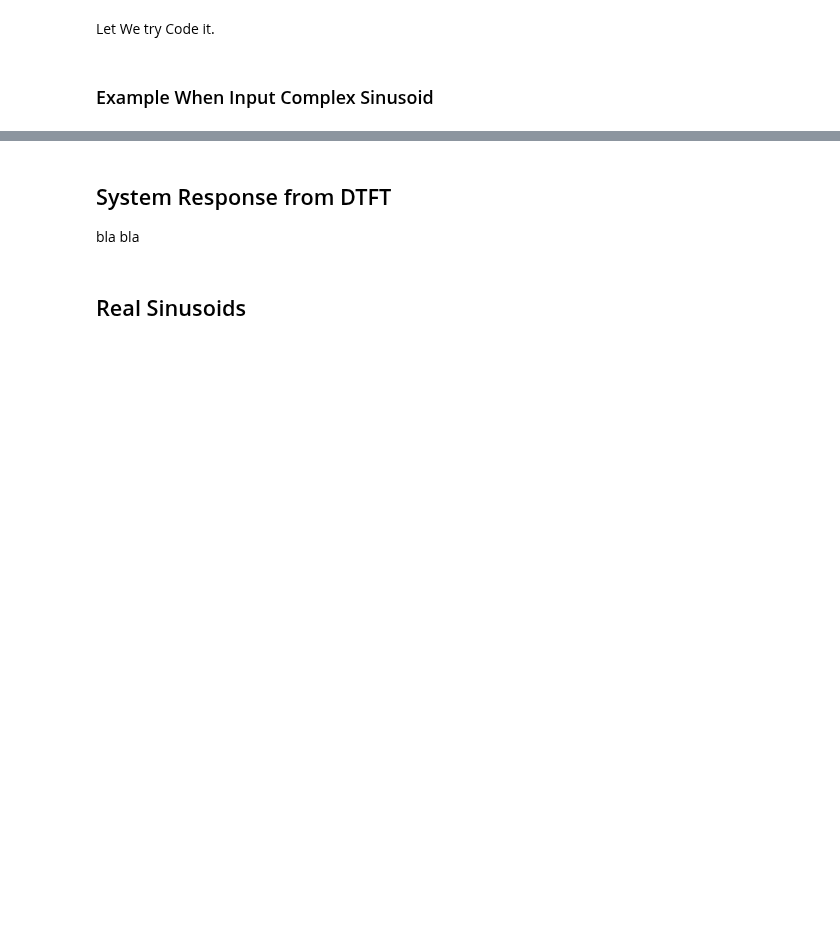
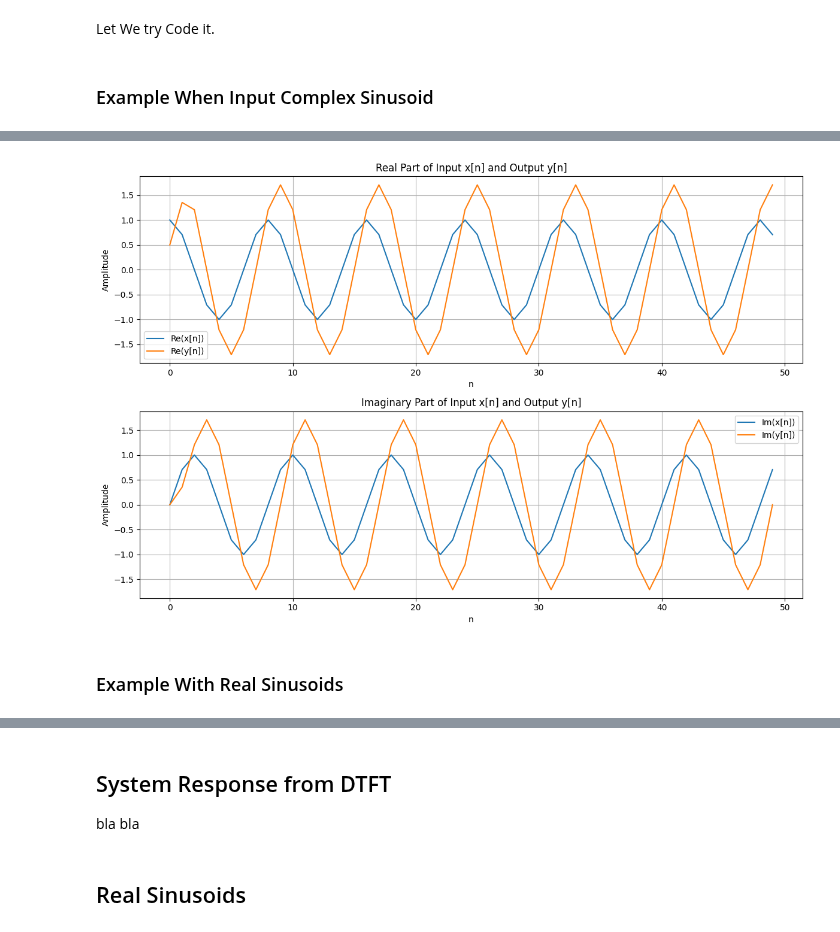
Before and after one commit to zharfanw/zhongshan_dsp_python, a Jupyter notebook: 10_Transform_DomainSystem.ipynb, the cells around one changed output, grey strips where cells are left out. Drawn from its saved outputs; the diff is of its cells as text; code cells hidden in the pictures; blank space fills up the shorter version.

```diff
--- a/10_Transform_DomainSystem.ipynb
+++ b/10_Transform_DomainSystem.ipynb
@@ -60,3 +77,52 @@ Let We try Code it.
+# %%
+import numpy as np
+import matplotlib.pyplot as plt
+
+# Define h[n]: the impulse response of the system
+h = np.array([0.5, 1.0, 0.5])  # Example of a simple finite impulse response (FIR) filter
+
+# Define the sinusoid frequency
+omega = np.pi / 4  # Angular frequency in radians/sample
+
+# Define the signal length
+n = np.arange(0, 50)  # Discrete-time indices (50 samples)
+
+# Define x[n]: the input signal
+x = np.exp(1j * omega * n)  # Complex exponential sinusoid as the input
+
+# Compute y[n]: the output signal using convolution of h[n] and x[n]
+y = np.convolve(x, h, mode='full')[:len(n)]  # Convolve x[n] with h[n] and truncate to match length of n
+
+# Plot the results
+plt.figure(figsize=(12, 8))
+
+# Plot the real part of the input and output
+plt.subplot(2, 1, 1)
+plt.plot(n, np.real(x), label="Re(x[n])")  # Real part of the input signal
+plt.plot(n, np.real(y), label="Re(y[n])")  # Real part of the output signal
+plt.title("Real Part of Input x[n] and Output y[n]")
+plt.xlabel("n")
+plt.ylabel("Amplitude")
+plt.legend()
+plt.grid()
+
+# Plot the imaginary part of the input and output
+plt.subplot(2, 1, 2)
+plt.plot(n, np.imag(x), label="Im(x[n])")  # Imaginary part of the input signal
+plt.plot(n, np.imag(y), label="Im(y[n])")  # Imaginary part of the output signal
+plt.title("Imaginary Part of Input x[n] and Output y[n]")
+plt.xlabel("n")
+plt.ylabel("Amplitude")
+plt.legend()
+plt.grid()
+
+# Adjust layout and show the plots
+plt.tight_layout()
+plt.show()
+# %% [output]
+[figure, added]
+# %% [markdown]
+### Example With Real Sinusoids
 # %%
 import numpy as np
 import matplotlib.pyplot as plt
```
Also changed, not shown: parts of 2 cells of this notebook.
